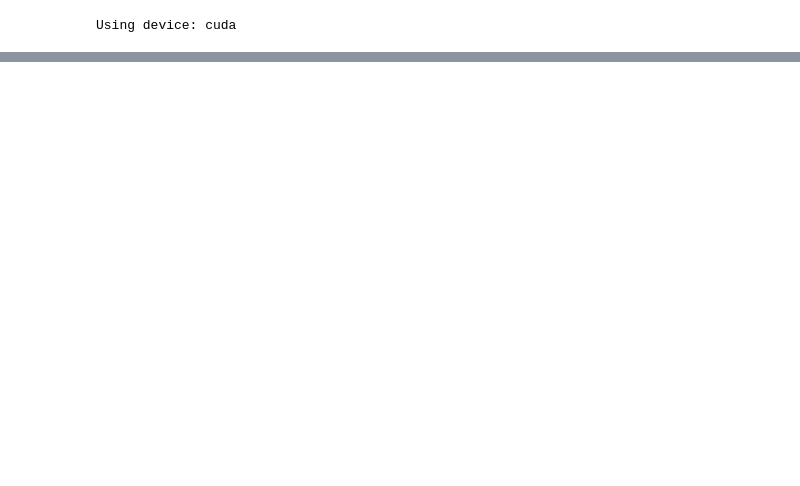
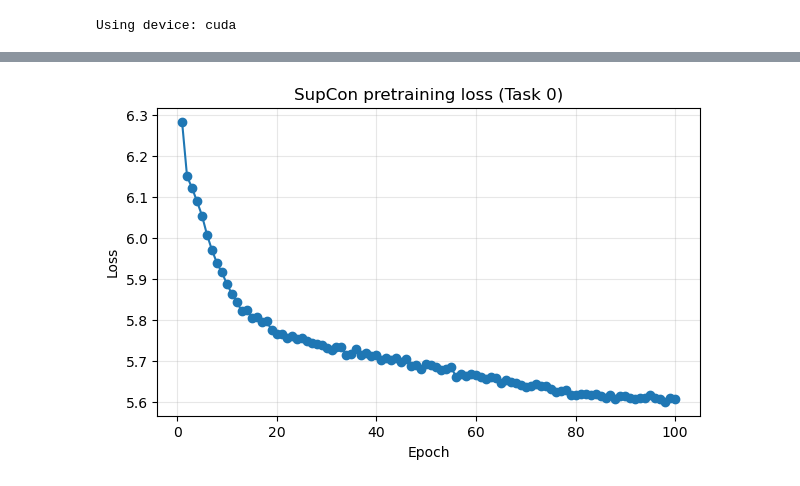
Before and after one commit to Mateo-Giacometti/seq_cifar10_continual_learning, a Jupyter notebook: tp1.ipynb, the cells around one changed output, grey strips where cells are left out. Drawn from its saved outputs; the diff is of its cells as text; code cells hidden in the pictures; blank space fills up the shorter version.

```diff
--- a/tp1.ipynb
+++ b/tp1.ipynb
@@ -257,0 +123,96 @@ SupCon | Epoch 100/100 | Loss = 5.6069
+# %%
+task0_classes = seq_builder.task_classes[0]
+task0_class_names = [CIFAR10_CLASSES[c] for c in task0_classes]
+
+task0_train_raw = seq_builder.get_task_dataset(task_id=0, train=True, transform=None)
+task0_contrastive_ds = ContrastiveTaskDataset(
+    task_dataset=task0_train_raw,
+    two_crop_transform=TwoCropTransform(supcon_train_transform),
+)
+task0_contrastive_loader = DataLoader(
+    task0_contrastive_ds,
+    batch_size=int(cfg.training.batch_size),
+    shuffle=True,
+    drop_last=True,
+    **dataloader_kwargs,
+)
+
+task0_eval_loader = DataLoader(
+    seq_builder.get_task_dataset(task_id=0, train=False, transform=eval_transform),
+    batch_size=int(cfg.training.batch_size),
+    shuffle=False,
+    **dataloader_kwargs,
+)
+
+backbone, feat_dim = build_cifar_resnet(model_name="resnet18")
+supcon_model = SupConNetwork(
+    backbone=backbone,
+    feat_dim=feat_dim,
+    proj_dim=int(cfg.supcon.proj_dim),
+).to(device)
+supcon_criterion = SupConLoss(
+    temperature=float(cfg.supcon.temperature),
+    base_temperature=float(cfg.supcon.base_temperature),
+)
+supcon_optimizer = torch.optim.SGD(
+    supcon_model.parameters(),
+    lr=float(cfg.supcon.lr),
+    momentum=float(cfg.supcon.momentum),
+    weight_decay=float(cfg.supcon.weight_decay),
+)
+
+supcon_epochs = int(cfg.supcon.epochs)
+warmup_epochs = int(cfg.supcon.warmup_epochs)
+
+def supcon_lr_lambda(epoch: int) -> float:
+    if epoch < warmup_epochs:
+        return float(epoch + 1) / float(max(1, warmup_epochs))
+    if supcon_epochs == warmup_epochs:
+        return 1.0
+    progress = float(epoch - warmup_epochs) / float(supcon_epochs - warmup_epochs)
+    return 0.5 * (1.0 + math.cos(math.pi * progress))
+
+supcon_scheduler = torch.optim.lr_scheduler.LambdaLR(
+    supcon_optimizer, lr_lambda=supcon_lr_lambda
+)
+
+snapshot_epochs = {max(1, supcon_epochs // 2): "mitad", supcon_epochs: "final"}
+supcon_ckpt = ckpt("task0_supcon.pt")
+
+if supcon_ckpt.exists():
+    payload = load_checkpoint(supcon_ckpt, map_location=device)
+    supcon_model.load_state_dict(payload["model"])
+    supcon_losses = payload["losses"]
+    embedding_snapshots = payload["snapshots"]
+    print(f"Loaded checkpoint: {supcon_ckpt}")
+else:
+    supcon_losses, embedding_snapshots = train_supcon(
+        model=supcon_model,
+        train_loader=task0_contrastive_loader,
+        eval_loader_for_snapshots=task0_eval_loader,
+        criterion=supcon_criterion,
+        optimizer=supcon_optimizer,
+        device=device,
+        epochs=supcon_epochs,
+        snapshot_epochs=snapshot_epochs,
+        scheduler=supcon_scheduler,
+    )
+    save_checkpoint(
+        supcon_ckpt,
+        {
+            "model": supcon_model.state_dict(),
+            "losses": supcon_losses,
+            "snapshots": embedding_snapshots,
+        },
+    )
+    print(f"Saved checkpoint: {supcon_ckpt}")
+
+plot_supcon_loss(supcon_losses, save_path=Path(cfg.outputs.root) / "imgs" / "supcon_loss.png")
+plot_embedding_snapshots(
+    snapshots=embedding_snapshots,
+    task_classes=task0_classes,
+    class_names=task0_class_names,
+    seed=int(cfg.training.seed),
+    save_path=Path(cfg.outputs.root) / "imgs" / "embedding_snapshots.png",
+)
+# %% [output]
@@ -257,0 +220 @@ SupCon | Epoch 100/100 | Loss = 5.6069
+[figure, added]
```
Also changed, not shown: parts of 28 cells of this notebook, 15 other files.
